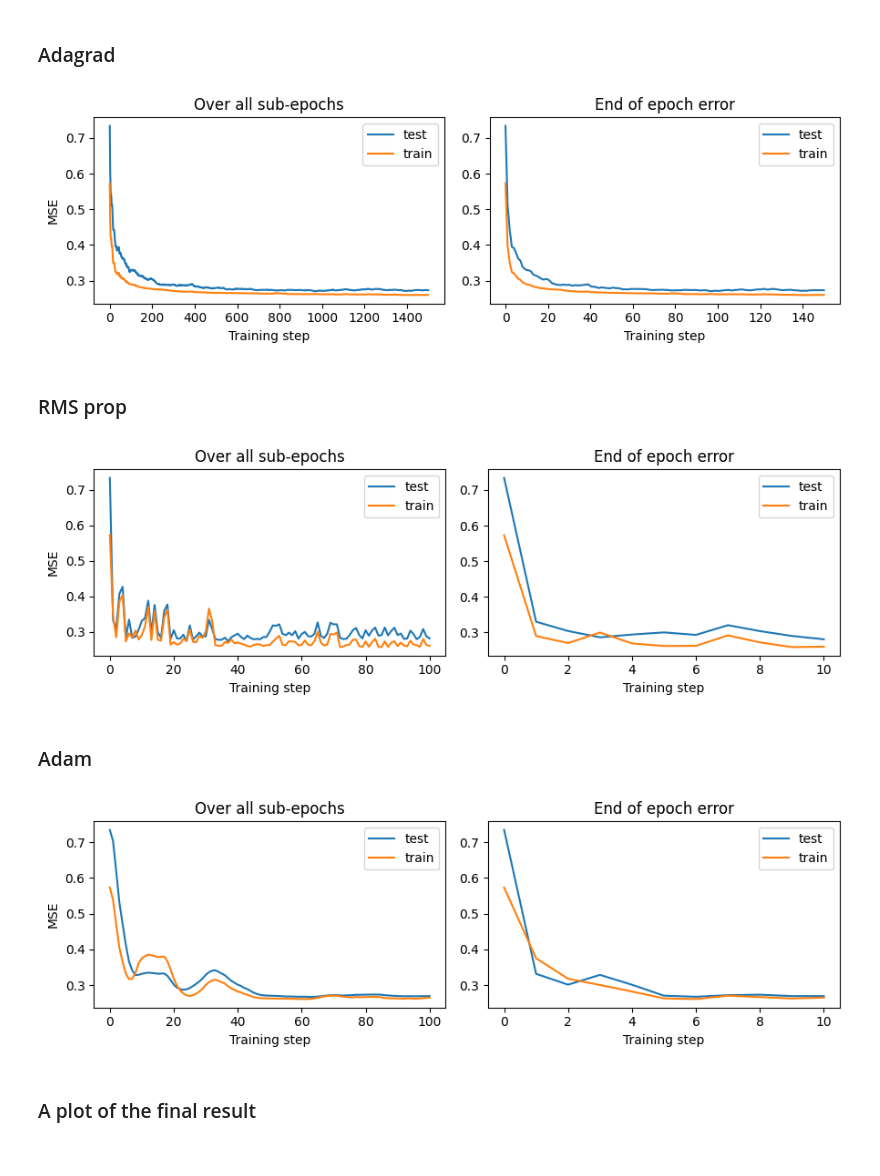
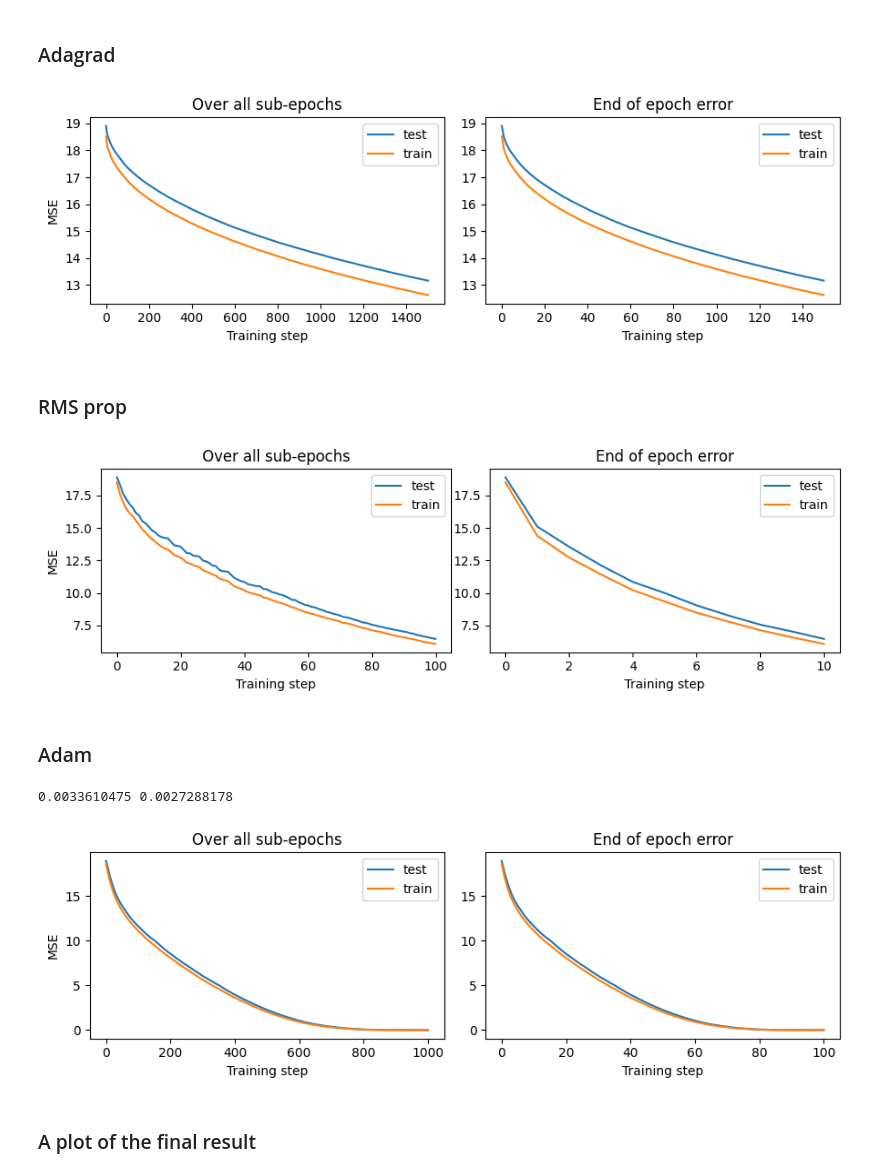
Before and after one commit to Trond01/Project2_FYS-STK4155, a Jupyter notebook: Runs/OLS_analgrad.ipynb, the cells around one changed output. Cells and saved outputs as stored; diff of their text form; code cells hidden in the pictures.

```diff
--- a/Runs/OLS_analgrad.ipynb
+++ b/Runs/OLS_analgrad.ipynb
@@ -27,6 +27,11 @@ num_points = 200
 split=0.5
 data = r2_sampling(num_points, sigma2=0.3)
 x, y, z = data["x"], data["y"], data["z"]
+
+
+f = lambda x, y : 3+ x + y + x**2 + 2*y**2 - 3* x*y + x**2*y**2
+z = f(x, y)
+
 X = feature_matrix_2d(x, y, num_features)
 X, means, var = scale_feature_matrix(X)
 X_train, y_train, X_test, y_test, test_index = train_test_split(X, z, split)
@@ -40,7 +45,6 @@ epochs = 20
 
 # Define the polynomial fit model
 def model(beta, X):
-    # print(beta)
     return np.dot(X, beta["b"])
 
 loss_func = MSELoss_method(model)
@@ -82,7 +86,7 @@ result_adagrad = SGD_adagrad(X_train, y_train, X_test, y_test, grad_method=loss_
                              n_epochs=150)
 plot_test_results(result_adagrad["test_loss_list"], result_adagrad["train_loss_list"], m)
 # %% [output]
-[figure, old version]
+[figure, new version]
 # %% [markdown]
 ### RMS prop
 # %%
@@ -90,15 +94,19 @@ result_RMS_prop = SGD_RMS_prop(X_train, y_train, X_test, y_test, grad_method=los
                                n_epochs=10)
 plot_test_results(result_RMS_prop["test_loss_list"], result_RMS_prop["train_loss_list"], m)
 # %% [output]
-[figure, old version]
+[figure, new version]
 # %% [markdown]
 ### Adam
 # %%
 result_adam = SGD_adam(X_train, y_train, X_test, y_test, grad_method=loss_grad, beta0=beta0, test_loss_func=loss_func,
-                       n_epochs=10)
+                       n_epochs=100)
+
+print(min(result_adam["test_loss_list"]), min(result_adam["train_loss_list"]))
+
 plot_test_results(result_adam["test_loss_list"], result_adam["train_loss_list"], m)
 # %% [output]
+0.0033610475 0.0027288178
-[figure, old version]
+[figure, new version]
 # %% [markdown]
 ### A plot of the final result
 # %%
```
Also changed, not shown: parts of 4 cells of this notebook, 2 other files.
